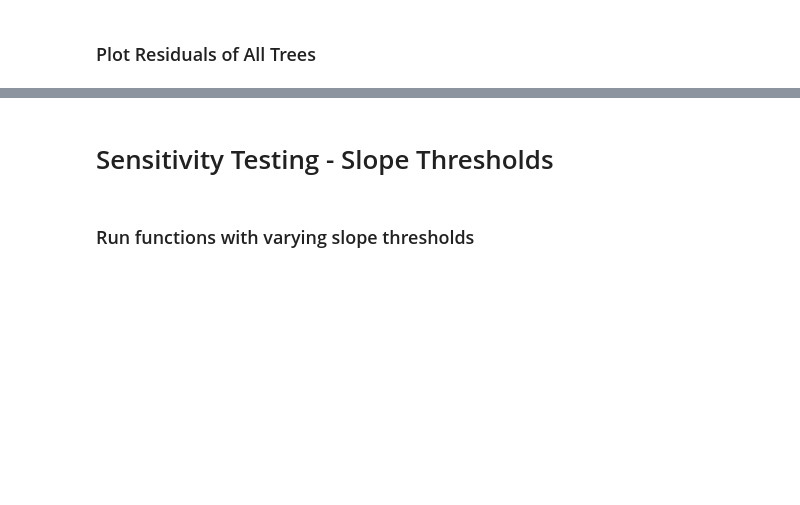
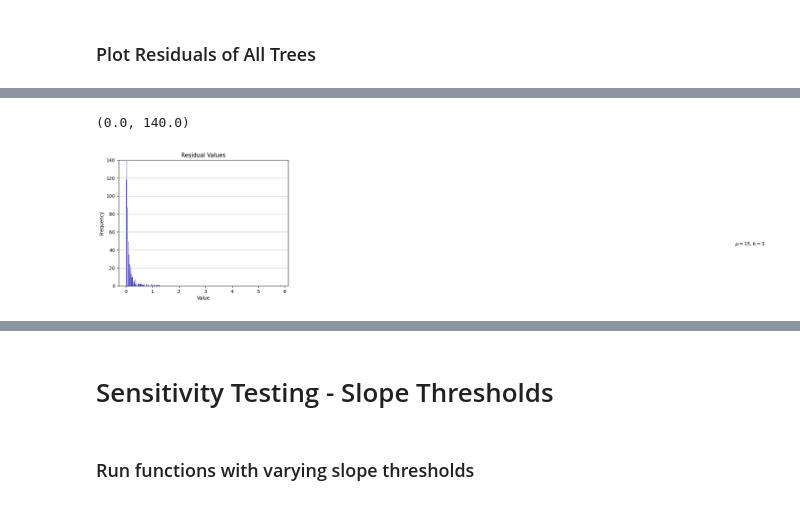
Before and after one commit to sabinenix/CloudDBH, a Jupyter notebook: CloudDBH_2.ipynb, the cells around one changed output, grey strips where cells are left out. Cells and saved outputs as stored; diff of their text form; code cells hidden in the pictures; blank space fills up the shorter version.

Commit message:
Cleaned and simplified

```diff
--- a/CloudDBH_2.ipynb
+++ b/CloudDBH_2.ipynb
@@ -1224,0 +1287,4 @@ for residual_df in merged_dfs:
+# %%
+wytham_resids = pd.concat([residual_dfs[0], residual_dfs[1]], ignore_index=True)
+
+wytham_resids.sort_values(by='resid_norm', ascending=False, inplace=True)
@@ -1224,0 +1305,17 @@ for residual_df in merged_dfs:
+# %%
+wytham_resids_np = np.array(wytham_resids['resid_norm'])
+tropical_resids_np = np.array(residual_dfs[1]['resid_norm'])
+
+n, bins, patches = plt.hist(x=tropical_resids_np, bins='auto', color='#0504aa',
+                            alpha=0.7, rwidth=0.85)
+plt.grid(axis='y', alpha=0.75)
+plt.xlabel('Value')
+plt.ylabel('Frequency')
+plt.title('Residual Values')
+plt.text(23, 45, r'$\mu=15, b=3$')
+maxfreq = n.max()
+# Set a clean upper y-axis limit.
+plt.ylim(ymax=np.ceil(maxfreq / 10) * 10 if maxfreq % 10 else maxfreq + 10)
+# %% [output]
+(0.0, 140.0)
+[figure, added]
```
Also changed, not shown: parts of 32 cells of this notebook.
